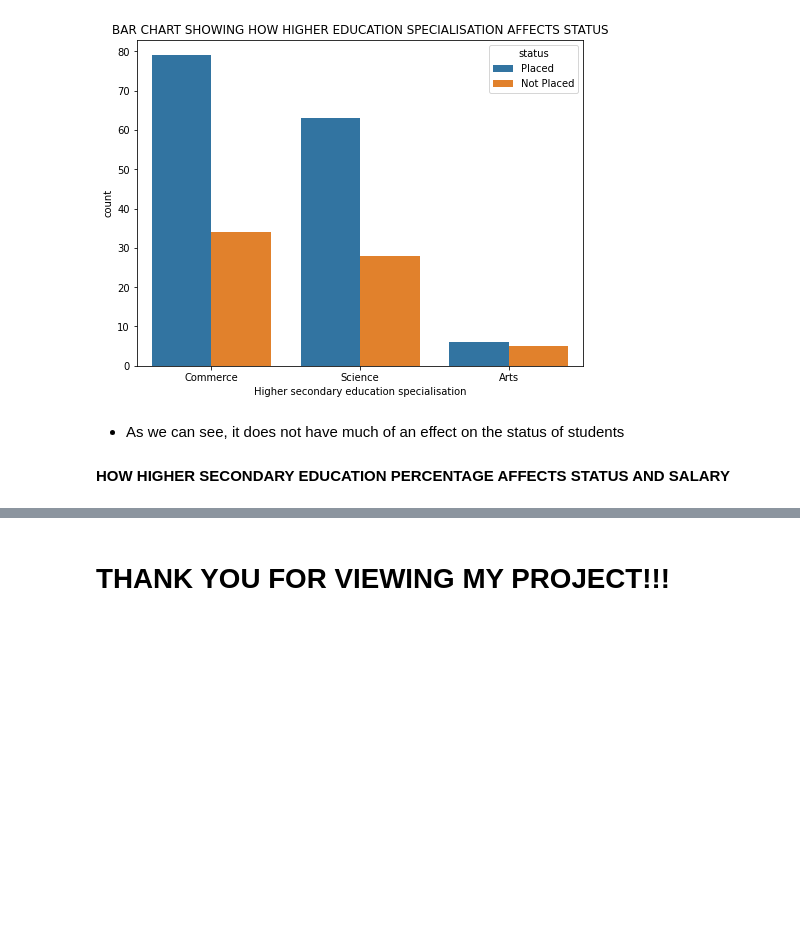
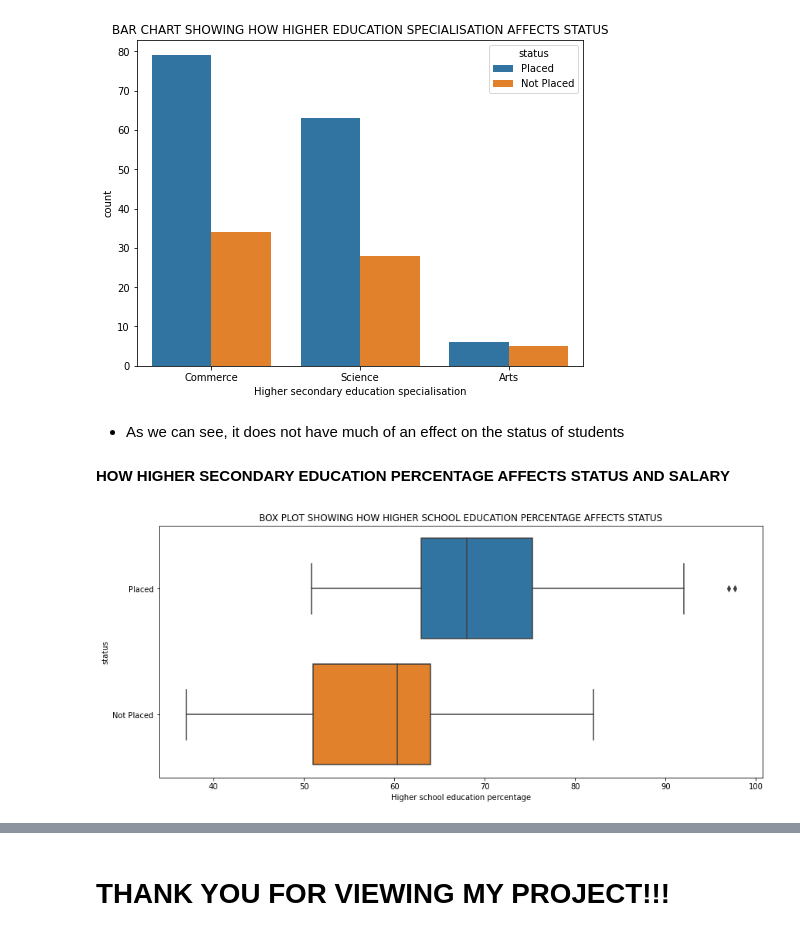
Before and after one commit to devchoplife/Campus-placement, a Jupyter notebook: school_placement.ipynb, the cells around one changed output, grey strips where cells are left out. Drawn from its saved outputs; the diff is of its cells as text; code cells hidden in the pictures; blank space fills up the shorter version.

```diff
--- a/school_placement.ipynb
+++ b/school_placement.ipynb
@@ -356,0 +355,8 @@ plt.figure(figsize = (8, 6))
+# %%
+plt.figure(figsize = (14, 6))
+sns.boxplot('hsc_p', 'status', data = pment)
+plt.xlabel("Higher school education percentage")
+plt.title("BOX PLOT SHOWING HOW HIGHER SCHOOL EDUCATION PERCENTAGE AFFECTS STATUS")
+plt.show()
+# %% [output]
+[figure, added]
```
Also changed, not shown: parts of 5 cells of this notebook.
